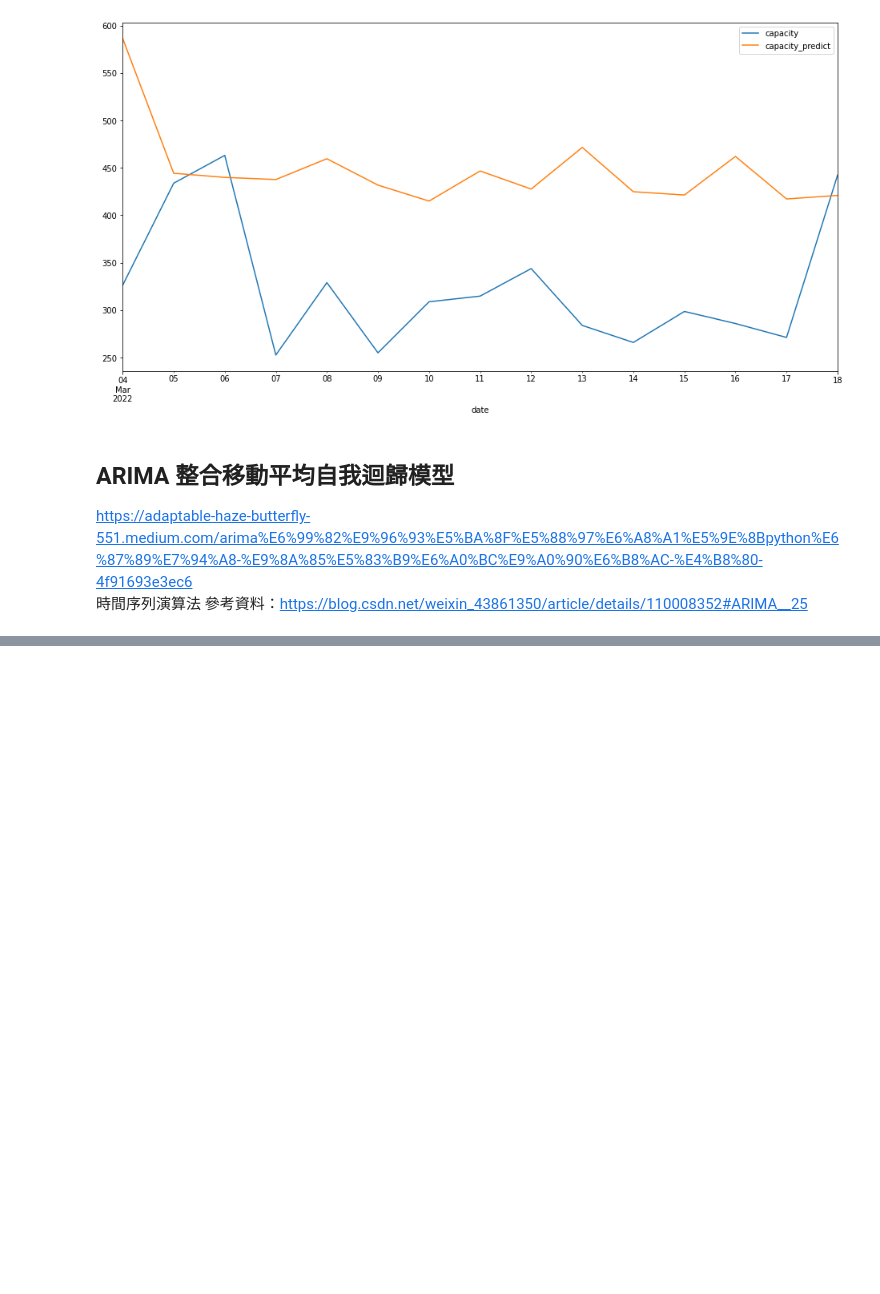
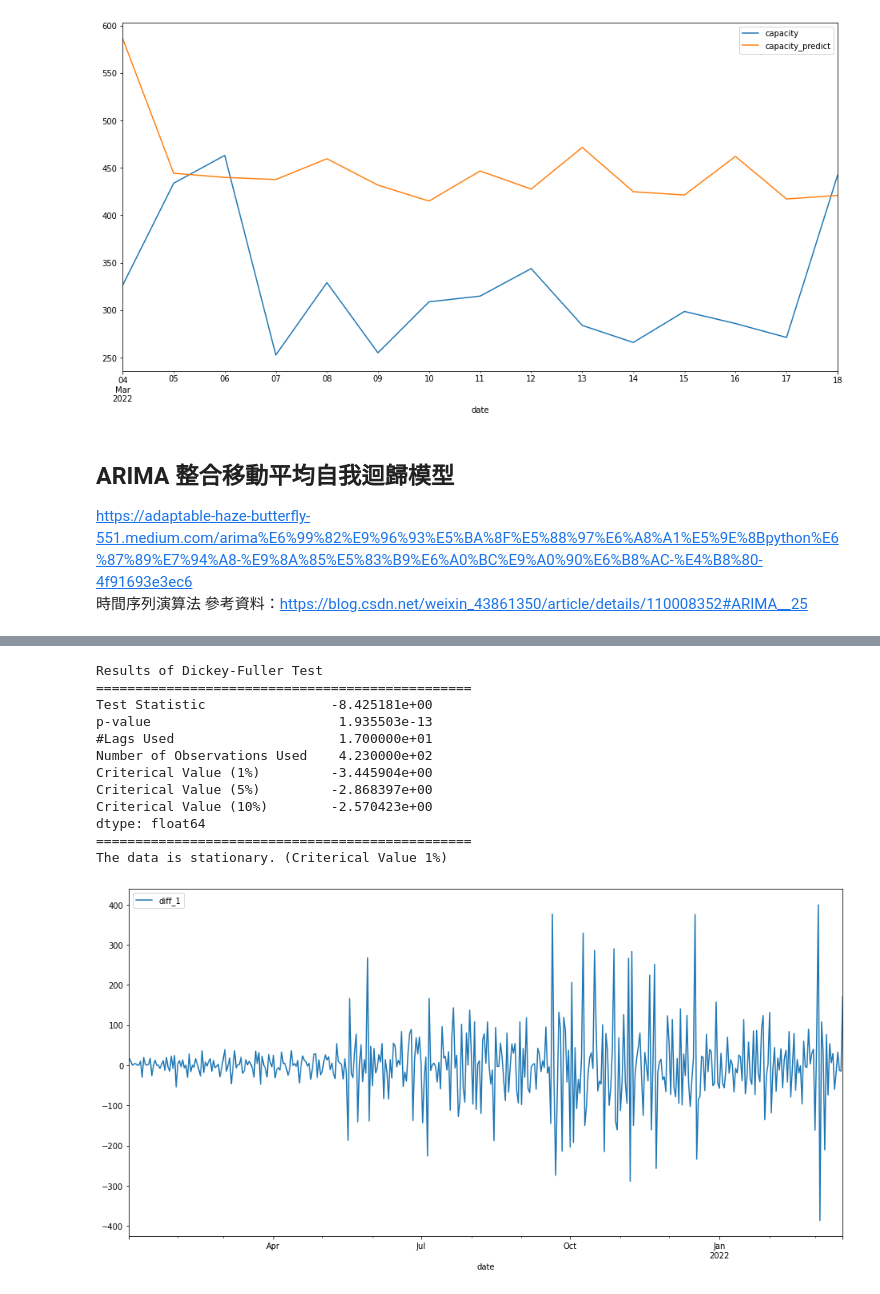
Before and after one commit to How-Wang/Electricity_Forecasting, a Jupyter notebook: DSAI_HW1_Electricity_Forecasting.ipynb, the cells around one changed output, grey strips where cells are left out. Saved outputs shown, nothing was run; the diff lists cells and outputs as text; code cells hidden in the pictures; blank space fills up the shorter version.

```diff
--- a/DSAI_HW1_Electricity_Forecasting.ipynb
+++ b/DSAI_HW1_Electricity_Forecasting.ipynb
@@ -208,0 +242,21 @@ https://adaptable-haze-butterfly-551.medium.com/arima%E6%99%82%E9%96%93%E5%BA%8F
+# %%
+def adf_test(timeseries):
+    #Perform Dickey-Fuller test:
+    print("Results of Dickey-Fuller Test\n================================================")
+    dftest = adfuller(timeseries, autolag="AIC")
+    dfoutput = pd.Series(dftest[0:4], index = [
+        "Test Statistic", "p-value", "#Lags Used", "Number of Observations Used"])
+    for key, value in dftest[4].items():
+        dfoutput["Criterical Value (%s)"%key] = value
+    print(dfoutput)
+    print("================================================")
+    #寫個自動判斷式
+    if dfoutput[0] < dfoutput[4]:
+        print("The data is stationary. (Criterical Value 1%)")
+    elif dfoutput[0] < dfoutput[5]:
+        print("The data is stationary. (Criterical Value 5%)")
+    elif dfoutput[0] < dfoutput[6]:
+        print("The data is stationary. (Criterical Value 10%)")
+    else:
+        print("The data is non-stationary, so do differencing!")
+adf_test(arima_data)
@@ -208,0 +276,23 @@ https://adaptable-haze-butterfly-551.medium.com/arima%E6%99%82%E9%96%93%E5%BA%8F
+# %%
+#一階差分 lags:1,12
+diff_1 = arima_data - arima_data.shift(1)
+diff_1 = diff_1.dropna()
+diff_1.head()
+diff_1.plot(figsize=(16,8), label="diff_1")
+plt.legend()
+
+adf_test(diff_1)
+# %% [output]
+Results of Dickey-Fuller Test
+================================================
+Test Statistic                -8.425181e+00
+p-value                        1.935503e-13
+#Lags Used                     1.700000e+01
+Number of Observations Used    4.230000e+02
+Criterical Value (1%)         -3.445904e+00
+Criterical Value (5%)         -2.868397e+00
+Criterical Value (10%)        -2.570423e+00
+dtype: float64
+================================================
+The data is stationary. (Criterical Value 1%)
+[figure, added]
```
Also changed, not shown: parts of 12 cells of this notebook.
